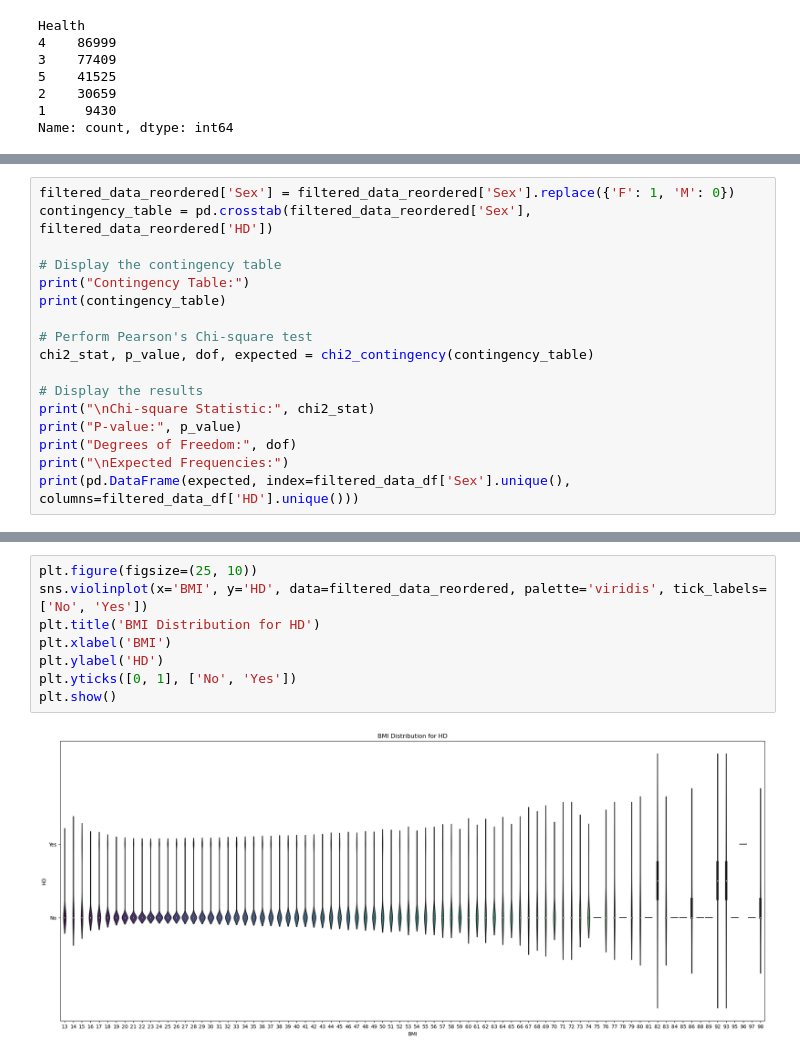
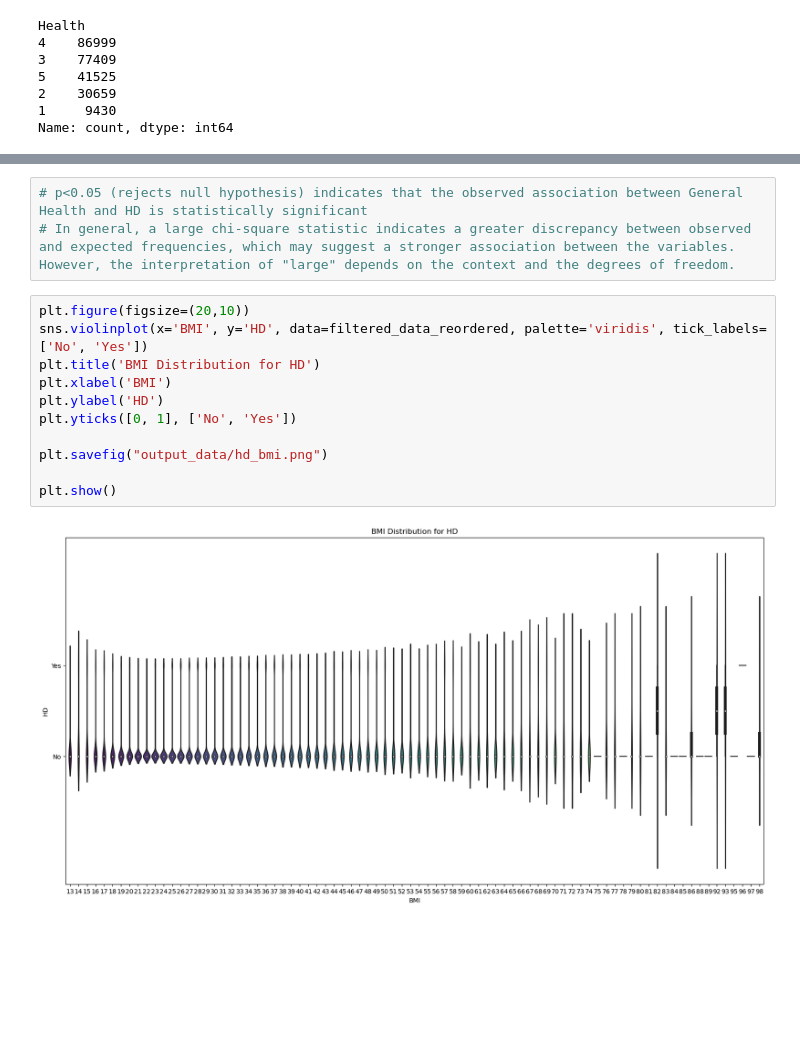
Before and after one commit to hotredcar/Project-1-Group-4, a Jupyter notebook: main-ali.ipynb, the cells around one changed output, grey strips where cells are left out. Cells and saved outputs as stored; diff of their text form; blank space fills up the shorter version.

```diff
--- a/main-ali.ipynb
+++ b/main-ali.ipynb
@@ -506,17 +866,0 @@ plt.show()
-# %%
-filtered_data_reordered['Sex'] = filtered_data_reordered['Sex'].replace({'F': 1, 'M': 0})
-contingency_table = pd.crosstab(filtered_data_reordered['Sex'], filtered_data_reordered['HD'])
-
-# Display the contingency table
-print("Contingency Table:")
-print(contingency_table)
-
-# Perform Pearson's Chi-square test
-chi2_stat, p_value, dof, expected = chi2_contingency(contingency_table)
-
-# Display the results
-print("\nChi-square Statistic:", chi2_stat)
-print("P-value:", p_value)
-print("Degrees of Freedom:", dof)
-print("\nExpected Frequencies:")
-print(pd.DataFrame(expected, index=filtered_data_df['Sex'].unique(), columns=filtered_data_df['HD'].unique()))
@@ -538,10 +890,16 @@ Expected Frequencies:
+# %%
+# p<0.05 (rejects null hypothesis) indicates that the observed association between General Health and HD is statistically significant
+# In general, a large chi-square statistic indicates a greater discrepancy between observed and expected frequencies, which may suggest a stronger association between the variables. However, the interpretation of "large" depends on the context and the degrees of freedom.
 # %%
-plt.figure(figsize=(25, 10))
+plt.figure(figsize=(20,10))
 sns.violinplot(x='BMI', y='HD', data=filtered_data_reordered, palette='viridis', tick_labels=['No', 'Yes'])
 plt.title('BMI Distribution for HD')
 plt.xlabel('BMI')
 plt.ylabel('HD')
 plt.yticks([0, 1], ['No', 'Yes'])
+
+plt.savefig("output_data/hd_bmi.png")
+
 plt.show()
 # %% [output]
-[figure, old version]
+[figure, new version]
```
Also changed, not shown: parts of 54 cells of this notebook, 15 other files.
